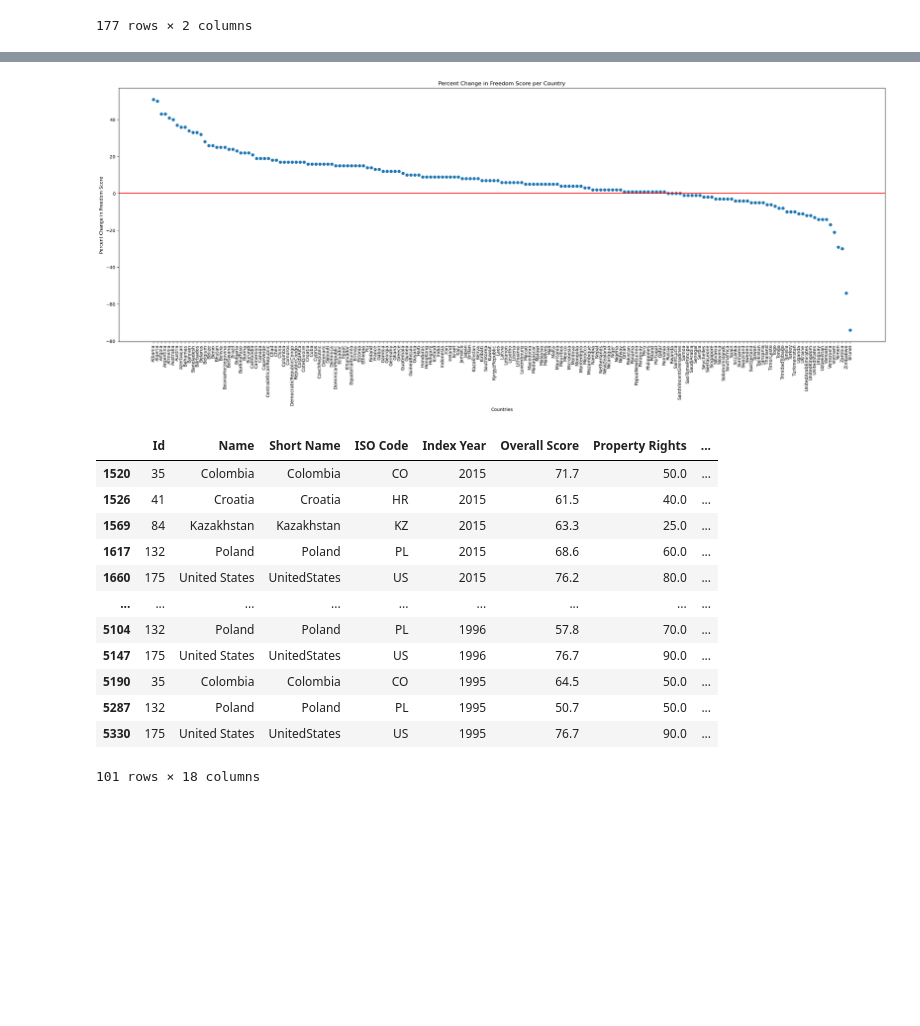
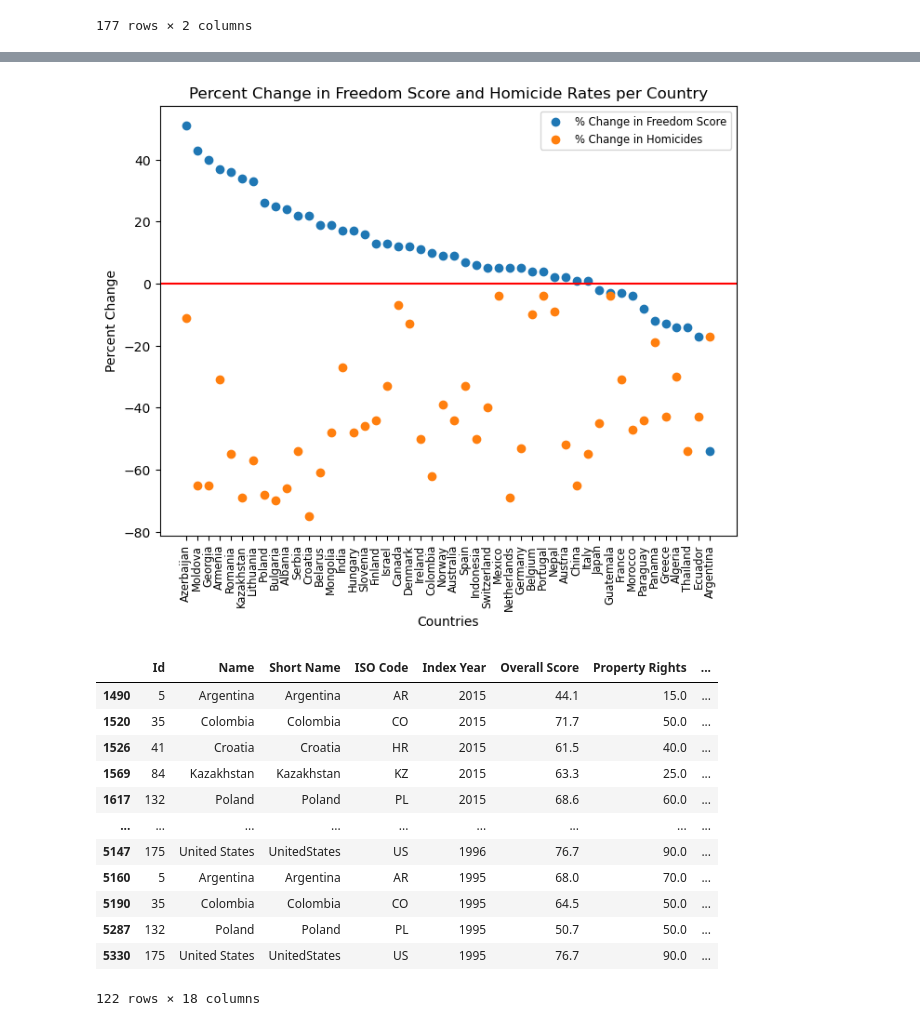
Before and after one commit to spencerjauslander/AugustProject1, a Jupyter notebook: Homicides vs Freedom Score.ipynb, the cells around one changed output, grey strips where cells are left out. Cells and saved outputs as stored; diff of their text form; code cells hidden in the pictures; blank space fills up the shorter version.

Commit message:
Freedom Score Done

```diff
--- a/Draft.ipynb
+++ b/Homicides vs Freedom Score.ipynb
@@ -44,8 +47,13 @@ Homicide_df
 | 60 | Mexico | -0.04 | 16.92 | 15.45 | 14.20 | 14.08 | 12.43 | 10.40 | 9.90 | 9.6 | ... |
 60 rows × 27 columns
 # %%
+#Drop extraneous columns
 Homicide_df_final = Homicide_df.drop(columns=["source", "URL"])
-Homicide_df_final = Homicide_df_final.rename(columns={"country": "Name"})
+
+#Rename column name to match freedom dataframe columns
+Homicide_df_final = Homicide_df_final.rename(columns={"country": "Country"})
+
+#Convert column data from object to float to represent a percentage
 Homicide_df_final["% change earliest to latest data"] = pd.to_numeric(Homicide_df_final["% change earliest to latest data"])
 Homicide_df_final["% change earliest to latest data"] = Homicide_df_final["% change earliest to latest data"]*100
 Homicide_df_final
@@ -169,3 +196,7 @@ Percentfreedomscore_df2
 | 3 | Argentina | -23.9 |
 | 171 | Venezuela | -25.5 |
 177 rows × 2 columns
+# %%
+#Merge dataframes
+Freedomscorechange_df = pd.merge(Percentfreedomscore_df,Percentfreedomscore_df2,on='Country')
+Freedomscorechange_df
@@ -171,0 +217,20 @@ Percentfreedomscore_df2
+# %%
+#Dataframe that finds % change in homicides but only for the countries that have freedom score data
+#For loop finds a country name match between the homicide dataframe and the freedom score
+#For each match, add to the array. If it cannot find a match, move onto the next name
+Country3 = []
+Percenthomicides = []
+for i in Percentfreedomscore_df["Country"]:
+    try:
+        Percenthomicides.append(Homicide_df_final.loc[Homicide_df_final["Country"] == i]["% change earliest to latest data"].iloc[0])
+        Country3.append(i)
+    except:
+        pass
+
+#Combine arrays into a single dataframe
+Percenthomicides_df = pd.DataFrame({"Country": Country3,
+                                      "% Change in Homicides": Percenthomicides})
+
+#Merge dataframes
+Percenthomicides_df = pd.merge(Percenthomicides_df, Freedomscorechange_df, how='left', on='Country')
+Percenthomicides_df
@@ -172,13 +255,16 @@ Percentfreedomscore_df2
 # %%
-plt.figure(figsize=(30,10))
-plt.scatter(Country,Percentfreedomscore_df["% Change in Freedom Score"])
-plt.xticks(Country,rotation=90)
+#Construct a graph that shows both the % freedom score change and % homicide rate change
+plt.figure(figsize=(8,6))
+plt.scatter(Percenthomicides_df["Country"],Percenthomicides_df["% Change in Freedom Score"])
+plt.scatter(Percenthomicides_df["Country"],Percenthomicides_df["% Change in Homicides"])
+plt.xticks(Percenthomicides_df["Country"],rotation=90, fontsize ='small')
 plt.axhline(y=0.0, color='r', linestyle='-')
 plt.xlabel("Countries")
-plt.ylabel("Percent Change in Freedom Score")
-plt.title("Percent Change in Freedom Score per Country")
+plt.ylabel("Percent Change")
+plt.title("Percent Change in Freedom Score and Homicide Rates per Country")
+plt.legend(["% Change in Freedom Score","% Change in Homicides"],loc='best', fontsize = 'small')
 plt.savefig("Images/Fig2.png")
 plt.show()
 # %% [output]
-[figure, old version]
+[figure, new version]
 # %%
@@ -186,19 +273,20 @@ countryarray = ["Poland", "Kazakhstan", "Colombia", "Croatia", "UnitedStates"]
 # %%
-FreedomSnapshot_df = Freedom_df.loc[(Freedom_df["Name"] == "Croatia") | (Freedom_df["Name"] == "Colombia") | (Freedom_df["Name"] == "Kazakhstan") | (Freedom_df["Name"] == "Poland") | (Freedom_df["Name"] == "United States")]
+#Dataframe of freedom score for the select countries
+FreedomSnapshot_df = Freedom_df.loc[(Freedom_df["Name"] == "Croatia") | (Freedom_df["Name"] == "Colombia") | (Freedom_df["Name"] == "Kazakhstan") | (Freedom_df["Name"] == "Poland") | (Freedom_df["Name"] == "United States") | (Freedom_df["Name"] == "Argentina") | (Freedom_df["Name"] == "Panama")]
 FreedomSnapshot_df = FreedomSnapshot_df.loc[(FreedomSnapshot_df["Index Year"] >= 1995)  & (FreedomSnapshot_df["Index Year"] <= 2015)]
 FreedomSnapshot_df
 # %% [output]
 |  | Id | Name | Short Name | ISO Code | Index Year | Overall Score | Property Rights | ... |
+| 1490 | 5 | Argentina | Argentina | AR | 2015 | 44.1 | 15.0 | ... |
 | 1520 | 35 | Colombia | Colombia | CO | 2015 | 71.7 | 50.0 | ... |
 | 1526 | 41 | Croatia | Croatia | HR | 2015 | 61.5 | 40.0 | ... |
 | 1569 | 84 | Kazakhstan | Kazakhstan | KZ | 2015 | 63.3 | 25.0 | ... |
 | 1617 | 132 | Poland | Poland | PL | 2015 | 68.6 | 60.0 | ... |
-| 1660 | 175 | United States | UnitedStates | US | 2015 | 76.2 | 80.0 | ... |
 | ... | ... | ... | ... | ... | ... | ... | ... | ... |
-| 5104 | 132 | Poland | Poland | PL | 1996 | 57.8 | 70.0 | ... |
 | 5147 | 175 | United States | UnitedStates | US | 1996 | 76.7 | 90.0 | ... |
+| 5160 | 5 | Argentina | Argentina | AR | 1995 | 68.0 | 70.0 | ... |
 | 5190 | 35 | Colombia | Colombia | CO | 1995 | 64.5 | 50.0 | ... |
 | 5287 | 132 | Poland | Poland | PL | 1995 | 50.7 | 50.0 | ... |
 | 5330 | 175 | United States | UnitedStates | US | 1995 | 76.7 | 90.0 | ... |
-101 rows × 18 columns
+122 rows × 18 columns
 # %%
```
Also changed, not shown: parts of 21 cells of this notebook, 4 other files.
